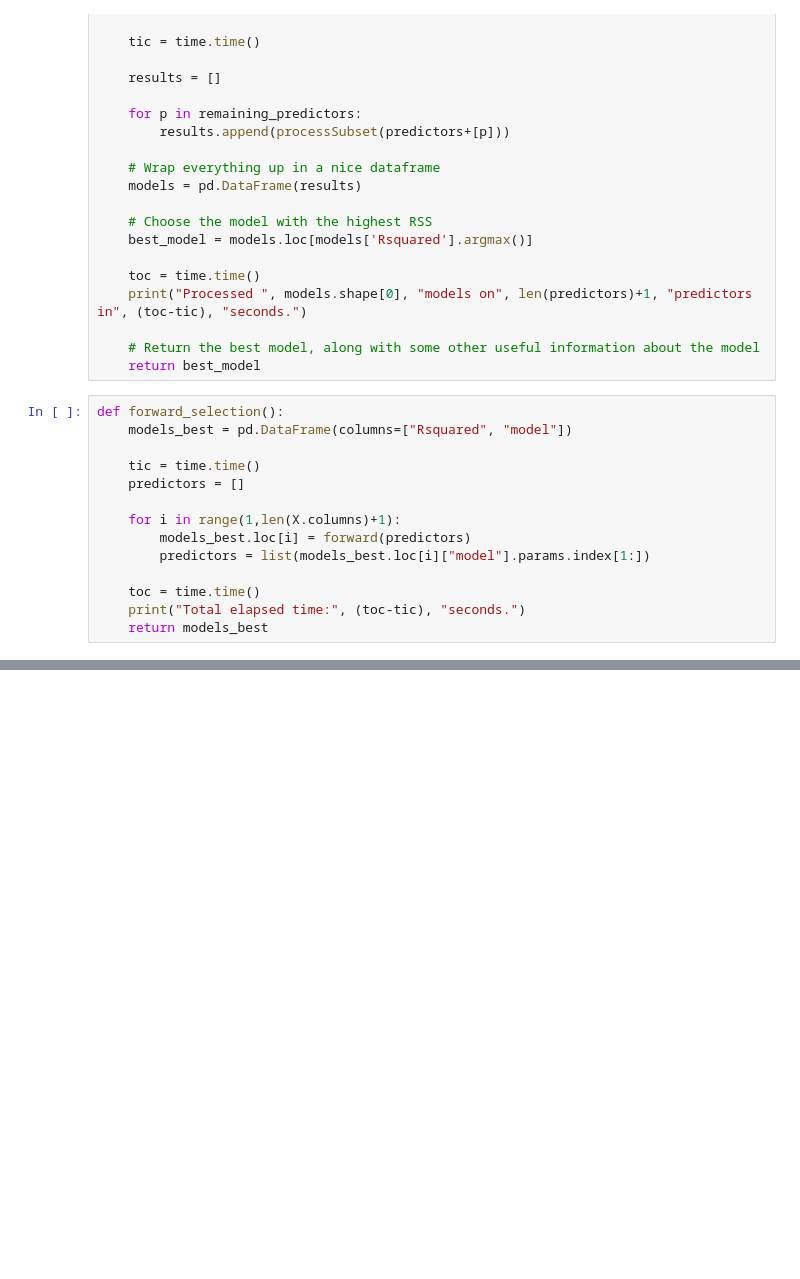
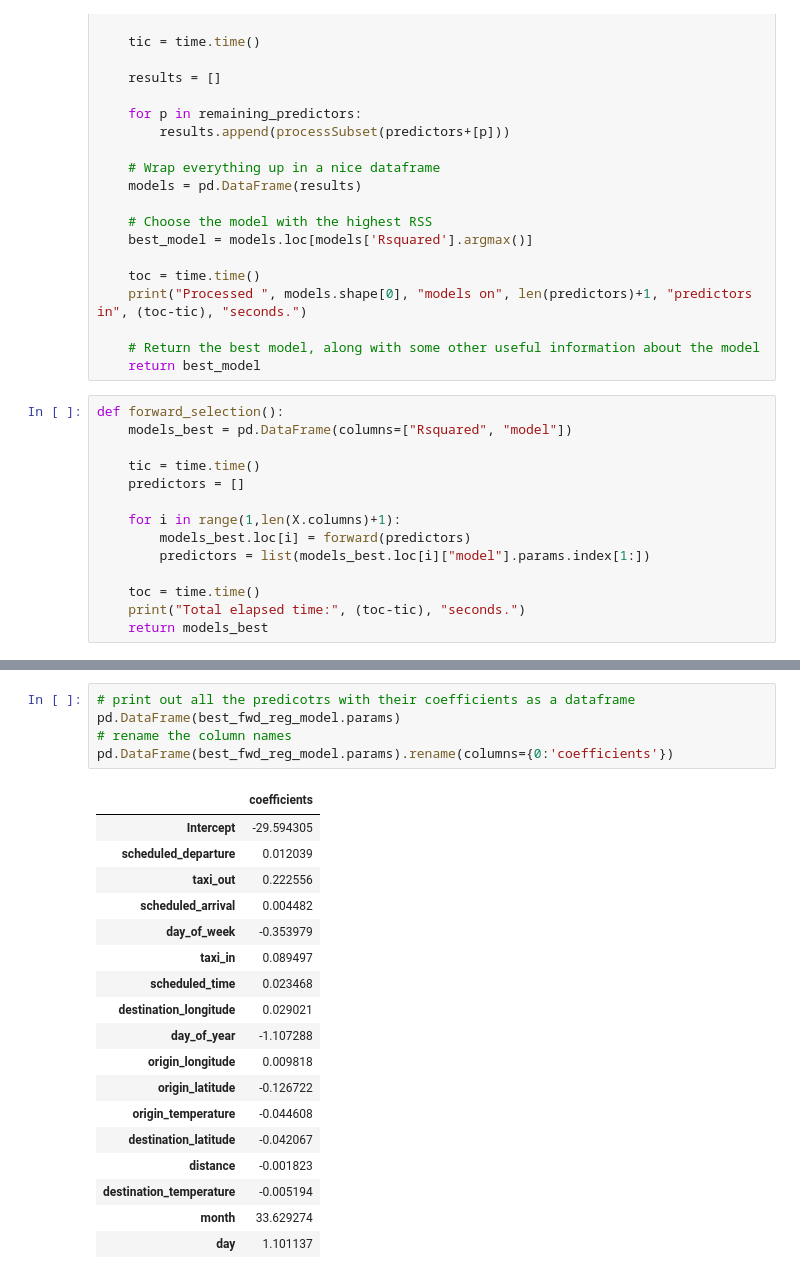
Before and after one commit to bencaterine/ding-ding-ding, a Jupyter notebook: forward-selection.ipynb, the cells around one changed output, grey strips where cells are left out. Cells and saved outputs as stored; diff of their text form; blank space fills up the shorter version.

```diff
--- a/forward-selection.ipynb
+++ b/forward-selection.ipynb
@@ -298,3 +206,27 @@ Notes:
 [1] Standard Errors assume that the covariance matrix of the errors is correctly specified.
 [2] The condition number is large, 1.11e+05. This might indicate that there are
 strong multicollinearity or other numerical problems.
+# %%
+# print out all the predicotrs with their coefficients as a dataframe
+pd.DataFrame(best_fwd_reg_model.params)
+# rename the column names
+pd.DataFrame(best_fwd_reg_model.params).rename(columns={0:'coefficients'})
+# %% [output]
+|  | coefficients |
+| Intercept | -29.594305 |
+| scheduled_departure | 0.012039 |
+| taxi_out | 0.222556 |
+| scheduled_arrival | 0.004482 |
+| day_of_week | -0.353979 |
+| taxi_in | 0.089497 |
+| scheduled_time | 0.023468 |
+| destination_longitude | 0.029021 |
+| day_of_year | -1.107288 |
+| origin_longitude | 0.009818 |
+| origin_latitude | -0.126722 |
+| origin_temperature | -0.044608 |
+| destination_latitude | -0.042067 |
+| distance | -0.001823 |
+| destination_temperature | -0.005194 |
+| month | 33.629274 |
+| day | 1.101137 |
```
Also changed, not shown: parts of 39 cells of this notebook.
